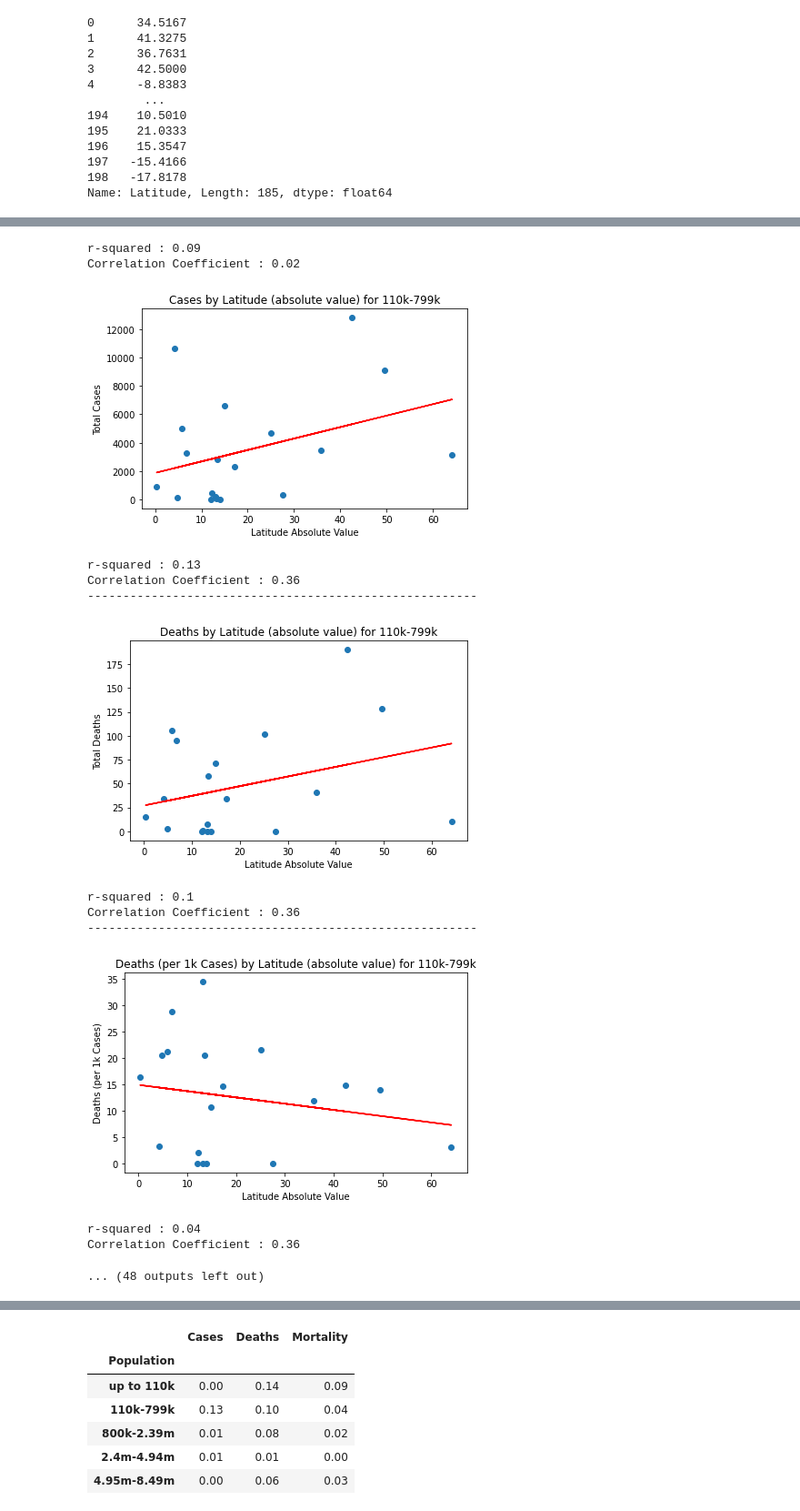
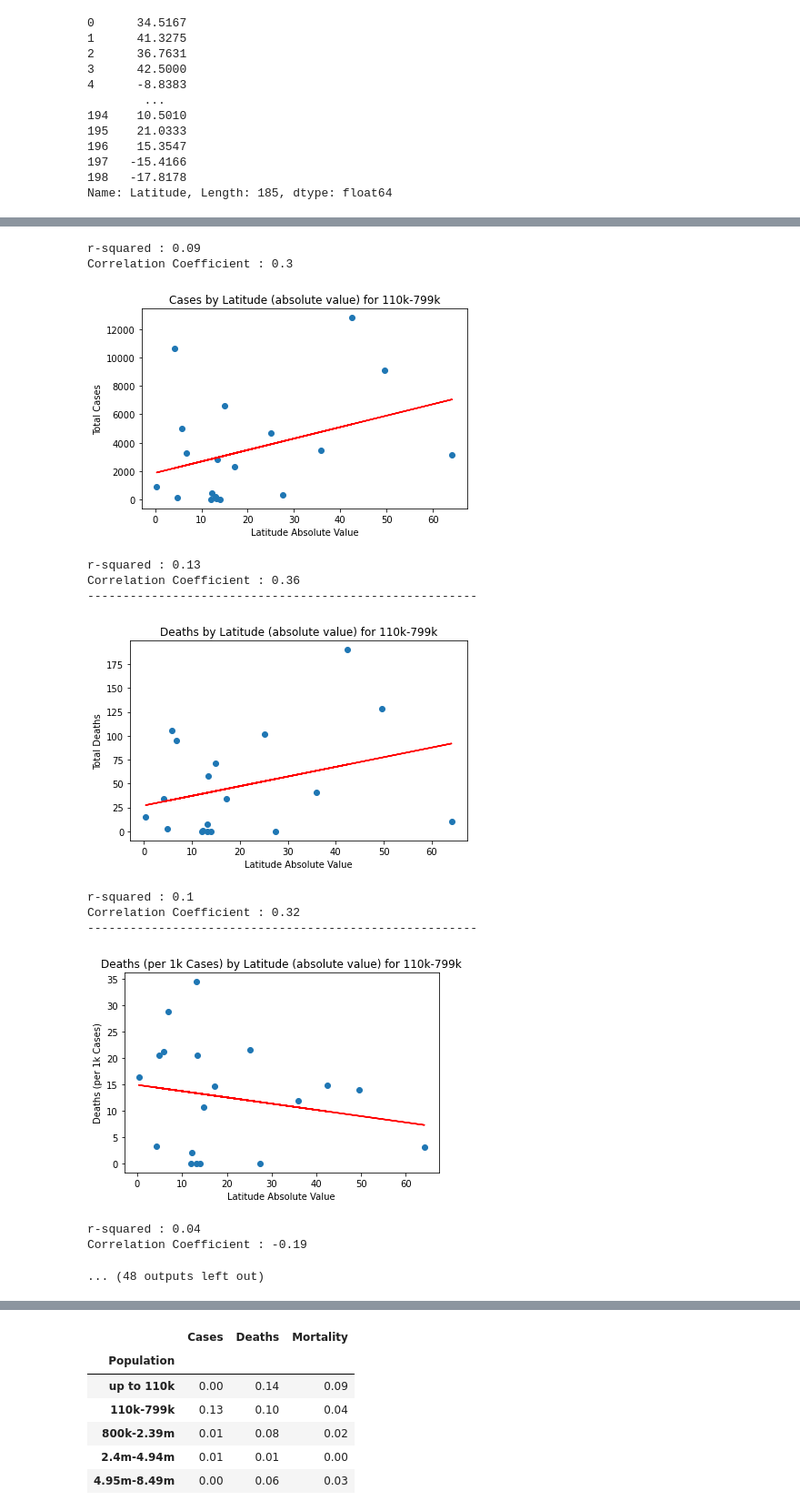
Before and after one commit to AustinRCole/COVID_Lat_GDP_analysis, a Jupyter notebook: Second Question Analysis.ipynb, the cells around one changed output, grey strips where cells are left out. Shown: that part at 91% size. Cells and saved outputs as stored; diff of their text form; code cells hidden in the pictures.

```diff
--- a/Second Question Analysis.ipynb
+++ b/Second Question Analysis.ipynb
@@ -126,7 +126,7 @@ for pop_range in pop_ranges:
     plt.show()
 
     rs = round(r**2,2)
-    cc = round(st.pearsonr(group_lat_abs,group_cases)[0],2)
+    cc = round(st.pearsonr(group_lat_abs,group_deaths)[0],2)
     deaths_cc_list.append(cc)
     deaths_rs_list.append(rs)
 
@@ -151,7 +151,7 @@ for pop_range in pop_ranges:
     plt.show()
 
     rs = round(r**2,2)
-    cc = round(st.pearsonr(group_lat_abs,group_cases)[0],2)
+    cc = round(st.pearsonr(group_lat_abs,group_dp1k)[0],2)
     mortality_cc_list.append(cc)
     mortality_rs_list.append(rs)
 
@@ -170,16 +170,16 @@ Correlation Coefficient : 0.02
 r-squared : 0.09
-Correlation Coefficient : 0.02
+Correlation Coefficient : 0.3
 [figure]
 r-squared : 0.13
 Correlation Coefficient : 0.36
 -------------------------------------------------------
 [figure]
 r-squared : 0.1
-Correlation Coefficient : 0.36
+Correlation Coefficient : 0.32
 -------------------------------------------------------
-[figure, old version]
+[figure, new version]
 r-squared : 0.04
-Correlation Coefficient : 0.36
+Correlation Coefficient : -0.19
 ... (48 outputs left out)
 # %%
 cc_df = pd.DataFrame(list(zip(pop_ranges, case_cc_list, deaths_cc_list, mortality_cc_list)),
```
Also changed, not shown: parts of 4 cells of this notebook, 3 other files.
